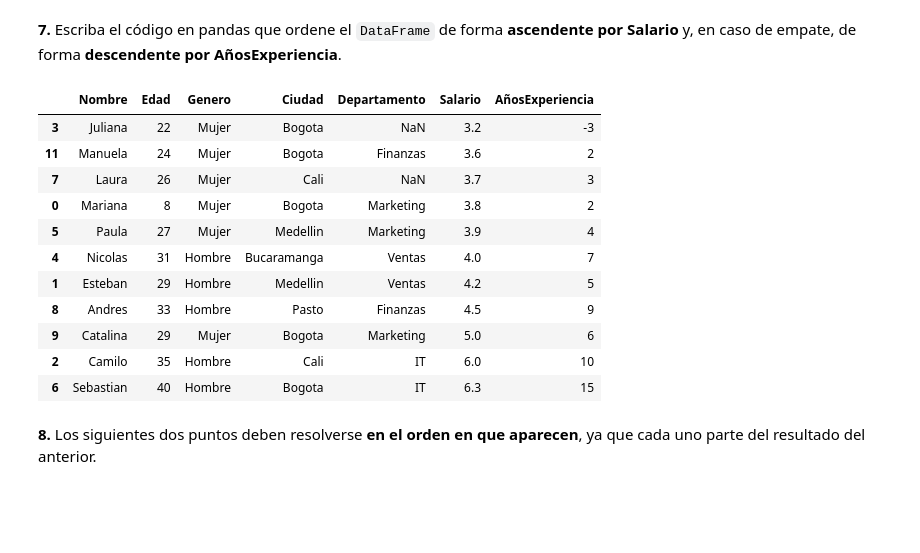
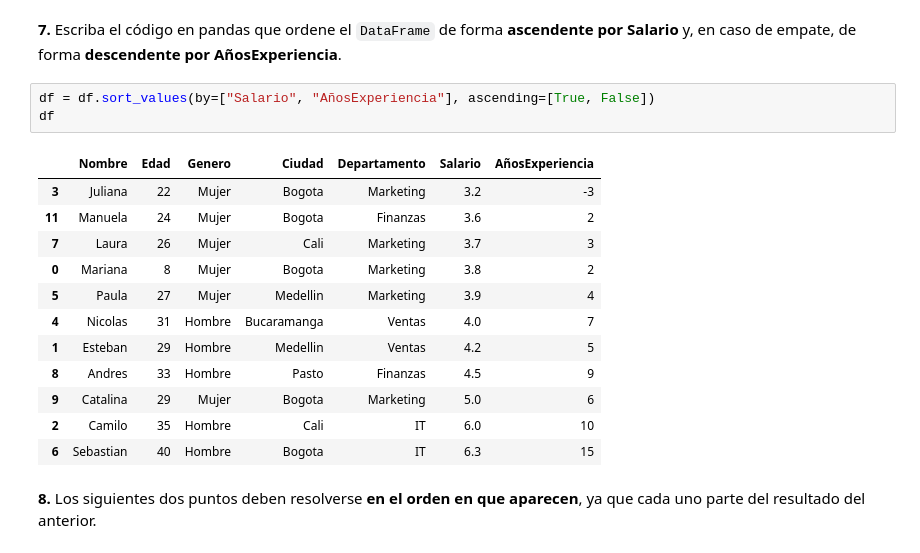
Before and after one commit to IsabellaRenteria/aprendindo2.git_hub, a Jupyter notebook: Taller_Preparcial_Seccion3_Pandas.ipynb, the cells around one changed output. Cells and saved outputs as stored; diff of their text form; blank space fills up the shorter version.

```diff
--- a/Taller_Preparcial_Seccion3_Pandas.ipynb
+++ b/Taller_Preparcial_Seccion3_Pandas.ipynb
@@ -265,11 +263,13 @@ top_3_empleados
 # %% [markdown]
 **7.** Escriba el código en pandas que ordene el `DataFrame` de forma **ascendente por Salario** y, en caso de empate, de forma **descendente por AñosExperiencia**.
 # %%
+df = df.sort_values(by=["Salario", "AñosExperiencia"], ascending=[True, False])
+df
 # %% [output]
 |  | Nombre | Edad | Genero | Ciudad | Departamento | Salario | AñosExperiencia |
-| 3 | Juliana | 22 | Mujer | Bogota | NaN | 3.2 | -3 |
+| 3 | Juliana | 22 | Mujer | Bogota | Marketing | 3.2 | -3 |
 | 11 | Manuela | 24 | Mujer | Bogota | Finanzas | 3.6 | 2 |
-| 7 | Laura | 26 | Mujer | Cali | NaN | 3.7 | 3 |
+| 7 | Laura | 26 | Mujer | Cali | Marketing | 3.7 | 3 |
 | 0 | Mariana | 8 | Mujer | Bogota | Marketing | 3.8 | 2 |
 | 5 | Paula | 27 | Mujer | Medellin | Marketing | 3.9 | 4 |
 | 4 | Nicolas | 31 | Hombre | Bucaramanga | Ventas | 4.0 | 7 |
```
Also changed, not shown: parts of 2 cells of this notebook.
